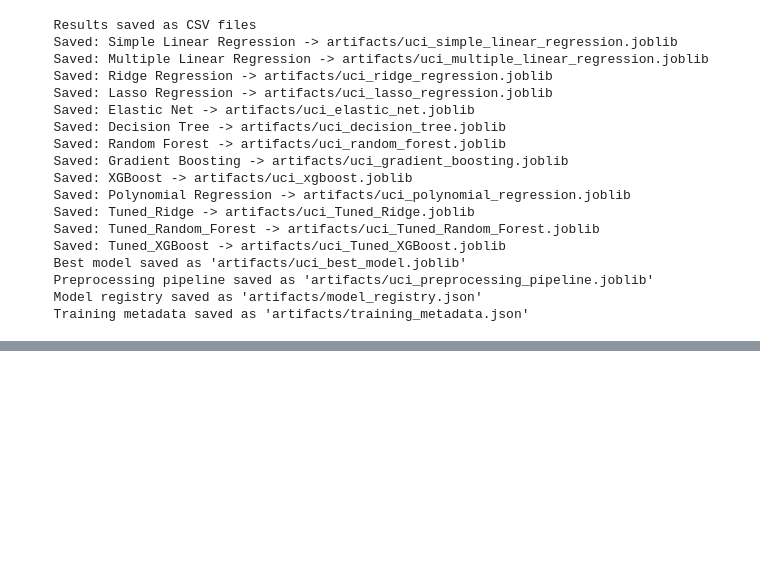
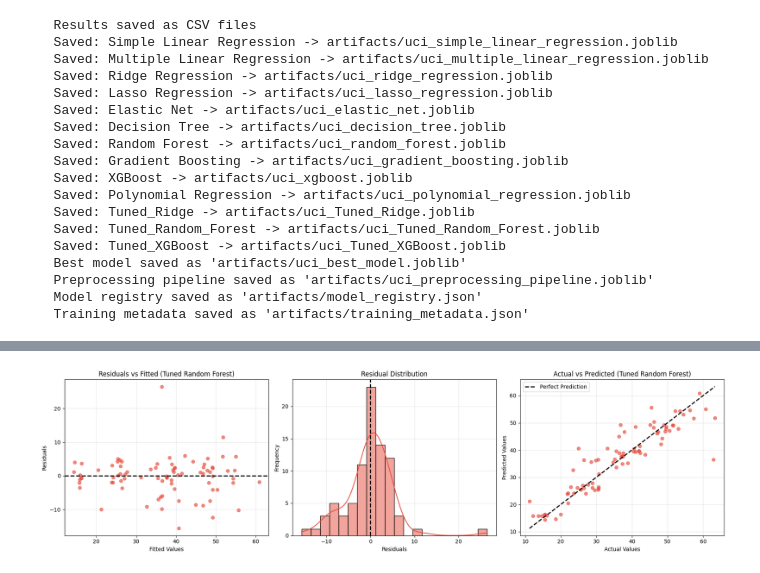
Before and after one commit to Raunak-23/Predictive_Analytics, a Jupyter notebook: House_price_pred/uci_house.ipynb, the cells around one changed output, grey strips where cells are left out. Saved outputs shown, nothing was run; the diff lists cells and outputs as text; code cells hidden in the pictures; blank space fills up the shorter version.

```diff
--- a/House_price_pred/baseline.ipynb
+++ b/House_price_pred/uci_house.ipynb
@@ -1249,0 +1411,95 @@ print("  Training metadata saved as 'artifacts/training_metadata.json'")
+# %%
+# Residual Analysis for Best Model
+if 'Tuned Ridge' in best_tuned['Model']:
+    best_model = search_ridge.best_estimator_
+elif 'Tuned Random Forest' in best_tuned['Model']:
+    best_model = search_rf.best_estimator_
+elif 'Tuned XGBoost' in best_tuned['Model']:
+    best_model = search_xgb.best_estimator_
+else:
+    best_model = final_best_model
+
+best_pred = best_model.predict(X_test)
+best_residuals = y_test.to_numpy() - best_pred
+
+# Plot residuals for best model
+fig, axes = plt.subplots(1, 3, figsize=(18, 5))
+
+# Residuals vs Fitted
+ax1 = axes[0]
+ax1.scatter(best_pred, best_residuals, alpha=0.65, color='#e74c3c')
+ax1.axhline(0, linestyle='--', color='black', linewidth=2)
+ax1.set_xlabel('Fitted Values')
+ax1.set_ylabel('Residuals')
+ax1.set_title(f'Residuals vs Fitted ({best_tuned["Model"]})')
+ax1.grid(alpha=0.3)
+
+# Residual Distribution
+ax2 = axes[1]
+sns.histplot(best_residuals, kde=True, ax=ax2, color='#e74c3c', bins=20)
+ax2.axvline(0, linestyle='--', color='black', linewidth=2)
+ax2.set_xlabel('Residuals')
+ax2.set_ylabel('Frequency')
+ax2.set_title('Residual Distribution')
+ax2.grid(alpha=0.3)
+
+# Actual vs Predicted
+ax3 = axes[2]
+ax3.scatter(y_test, best_pred, alpha=0.65, color='#e74c3c')
+lo = min(y_test.min(), best_pred.min())
+hi = max(y_test.max(), best_pred.max())
+ax3.plot([lo, hi], [lo, hi], linestyle='--', color='black', linewidth=2, label='Perfect Prediction')
+ax3.set_xlabel('Actual Values')
+ax3.set_ylabel('Predicted Values')
+ax3.set_title(f'Actual vs Predicted ({best_tuned["Model"]})')
+ax3.legend()
+ax3.grid(alpha=0.3)
+
+plt.tight_layout()
+plt.show()
+
+# Compare residual statistics
+print("\nResidual Comparison (Linear vs Best Model):")
+print(f"\n{'Metric':<20} {'Linear Regression':<25} {best_tuned['Model']:<25}")
+print("-" * 70)
+print(f"{'Mean Residual':<20} {np.mean(residuals):.4f}                    {np.mean(best_residuals):.4f}")
+print(f"{'Std Residual':<20} {np.std(residuals):.4f}                    {np.std(best_residuals):.4f}")
+print(f"{'Skewness':<20} {pd.Series(residuals).skew():.4f}                    {pd.Series(best_residuals).skew():.4f}")
+print(f"{'Kurtosis':<20} {pd.Series(residuals).kurtosis():.4f}                    {pd.Series(best_residuals).kurtosis():.4f}")
+print(f"{'RMSE':<20} {np.sqrt(mean_squared_error(y_test, linear_pred_all)):.4f}                    {best_tuned['Test_RMSE']:.4f}")
+print(f"{'MAE':<20} {mean_absolute_error(y_test, linear_pred_all):.4f}                    {best_tuned['Test_MAE']:.4f}")
+print("""
+KEY DIAGNOSTIC CONCLUSIONS:
+
+1. LINEARITY:
+   - Residuals vs Fitted plot shows no strong systematic pattern
+   - Linear model appears reasonable for the relationship
+
+2. HOMOSCEDASTICITY:
+   - Variance appears relatively constant across fitted values
+   - Scale-Location plot shows stable spread
+
+3. NORMALITY:
+   - Residuals approximately normally distributed (minor deviations)
+   - Normality assumption is not critical for prediction
+
+4. OUTLIERS:
+   - Few observations show large residuals
+   - May require investigation if they represent data errors
+
+5. INFLUENTIAL POINTS:
+   - Some observations may have high influence on the model
+   - Consider robust regression or sensitivity analysis
+
+6. MODEL PERFORMANCE:
+   - {model} shows better residuals than Linear Regression
+   - Improvements primarily in handling complex patterns
+
+RECOMMENDATIONS:
+   - ✓ Linear model provides a good baseline for this dataset
+   - ✓ Best model ({model}) captures additional patterns
+   - ✓ Consider robust standard errors for inference
+   - ✓ Investigate influential observations in future iterations
+""".format(model=best_tuned['Model']))
+# %% [output]
+[figure, added]
```
Also changed, not shown: parts of 14 cells of this notebook, 13 other files.
